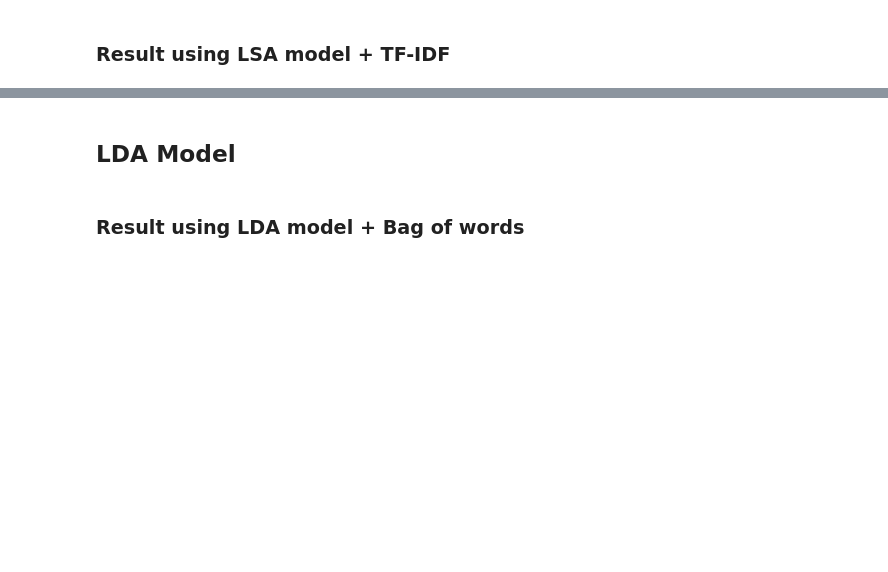
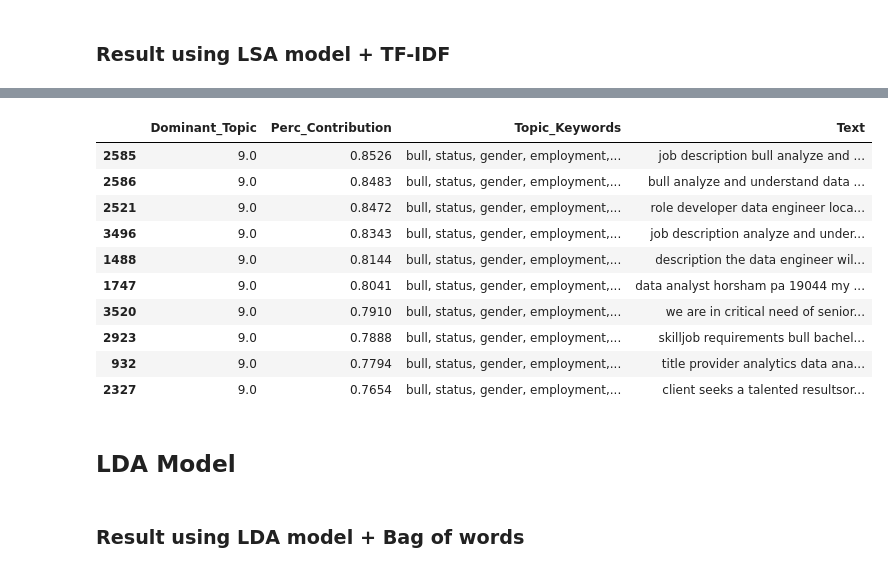
Before and after one commit to LiyanaRoslie/ds-keywords, a Jupyter notebook: ML - Topic_Modelling-Jobs_Listings.ipynb, the cells around one changed output, grey strips where cells are left out. Cells and saved outputs as stored; diff of their text form; code cells hidden in the pictures; blank space fills up the shorter version.

```diff
--- a/ML - Topic_Modelling-Jobs_Listings.ipynb
+++ b/ML - Topic_Modelling-Jobs_Listings.ipynb
@@ -153,3 +178,17 @@ jobs_listings_tfidf_lsamodel.print_topics(num_words=7)
+# %%
+get_dominant_topics(jobs_listings_tfidf_lsamodel, jobs_listings_tfidf_corpus)
+# %% [output]
+|  | Dominant_Topic | Perc_Contribution | Topic_Keywords | Text |
+| 2585 | 9.0 | 0.8526 | bull, status, gender, employment,... | job description bull analyze and ... |
+| 2586 | 9.0 | 0.8483 | bull, status, gender, employment,... | bull analyze and understand data ... |
+| 2521 | 9.0 | 0.8472 | bull, status, gender, employment,... | role developer data engineer loca... |
+| 3496 | 9.0 | 0.8343 | bull, status, gender, employment,... | job description analyze and under... |
+| 1488 | 9.0 | 0.8144 | bull, status, gender, employment,... | description the data engineer wil... |
+| 1747 | 9.0 | 0.8041 | bull, status, gender, employment,... | data analyst horsham pa 19044 my ... |
+| 3520 | 9.0 | 0.7910 | bull, status, gender, employment,... | we are in critical need of senior... |
+| 2923 | 9.0 | 0.7888 | bull, status, gender, employment,... | skilljob requirements bull bachel... |
+| 932 | 9.0 | 0.7794 | bull, status, gender, employment,... | title provider analytics data ana... |
+| 2327 | 9.0 | 0.7654 | bull, status, gender, employment,... | client seeks a talented resultsor... |
 # %% [markdown]
 ## LDA Model
 # %% [markdown]
```
Also changed, not shown: parts of 21 cells of this notebook, 1 other file.
